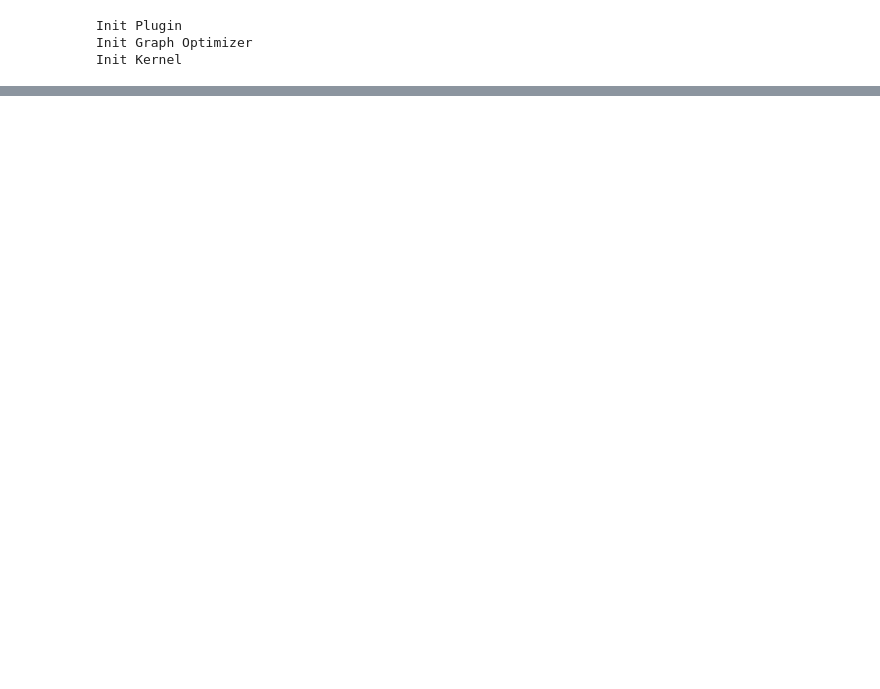
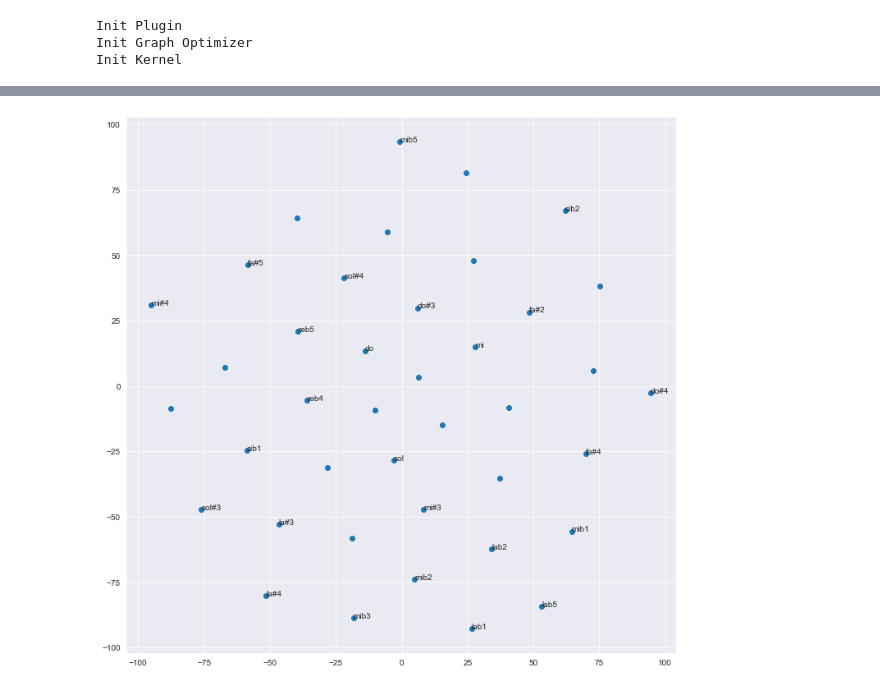
Before and after one commit to ihpar/embeds, a Jupyter notebook: gensim_experiments.ipynb, the cells around one changed output, grey strips where cells are left out. Drawn from its saved outputs; the diff is of its cells as text; code cells hidden in the pictures; blank space fills up the shorter version.

Commit message:
gensim new plots

```diff
--- a/gensim_experiments.ipynb
+++ b/gensim_experiments.ipynb
@@ -71,0 +73,28 @@ model_pc.wv.most_similar(positive=["re", "sol"], negative=["la"], topn=3)
+# %%
+num_dimensions = 2  # final num dimensions (2D, 3D, etc)
+
+# extract the words & their vectors, as numpy arrays
+vectors = np.asarray(model_pc.wv.vectors)
+labels = np.asarray(model_pc.wv.index_to_key)  # fixed-width numpy strings
+
+# reduce using t-SNE
+tsne = TSNE(n_components=num_dimensions, random_state=0)
+vectors = tsne.fit_transform(vectors)
+
+x_vals = [v[0] for v in vectors]
+y_vals = [v[1] for v in vectors]
+# %%
+random.seed(0)
+
+plt.figure(figsize=(12, 12))
+plt.scatter(x_vals, y_vals)
+
+#
+# Label randomly subsampled 25 data points
+#
+indices = list(range(len(labels)))
+selected_indices = random.sample(indices, 25)
+for i in selected_indices:
+    plt.annotate(labels[i], (x_vals[i], y_vals[i]))
+# %% [output]
+[figure, added]
```
Also changed, not shown: parts of 6 cells of this notebook.
